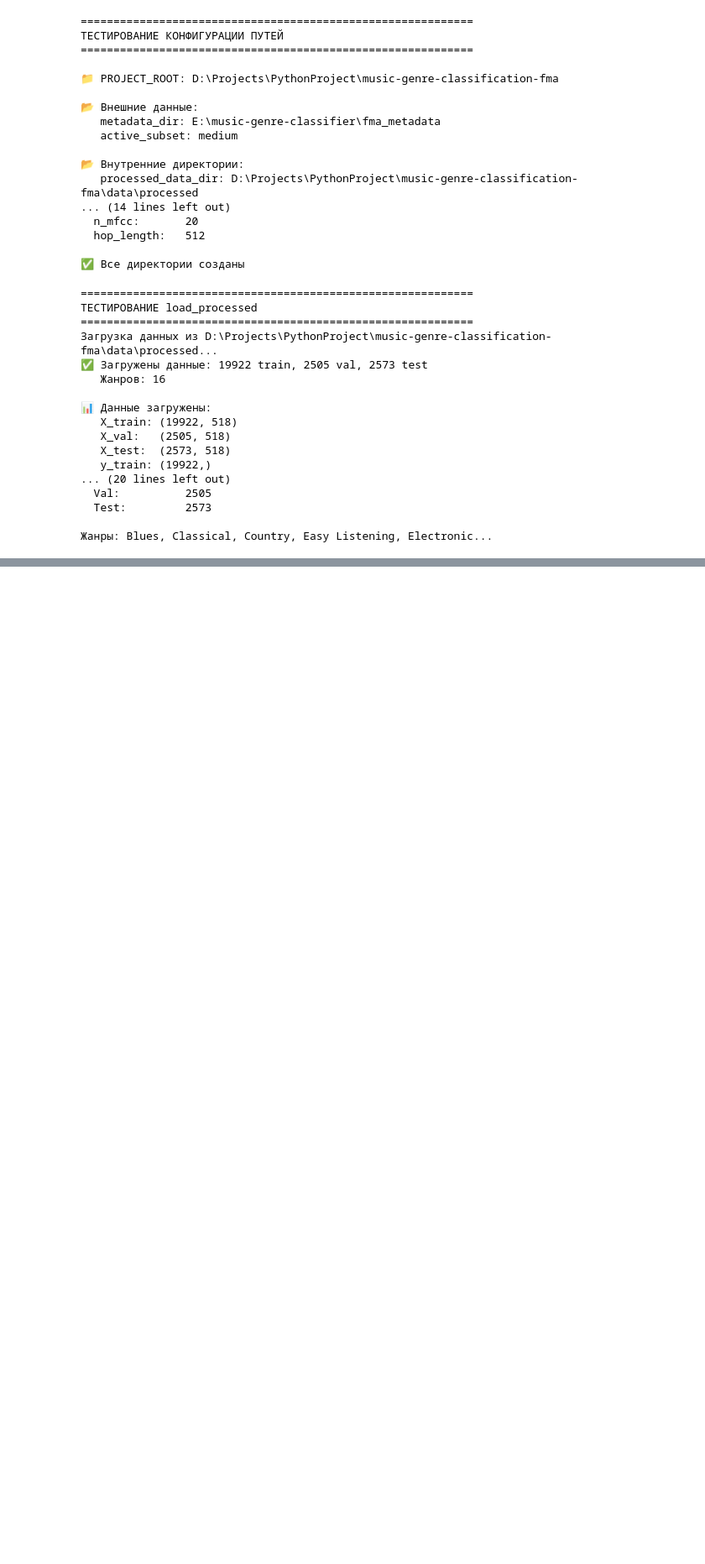
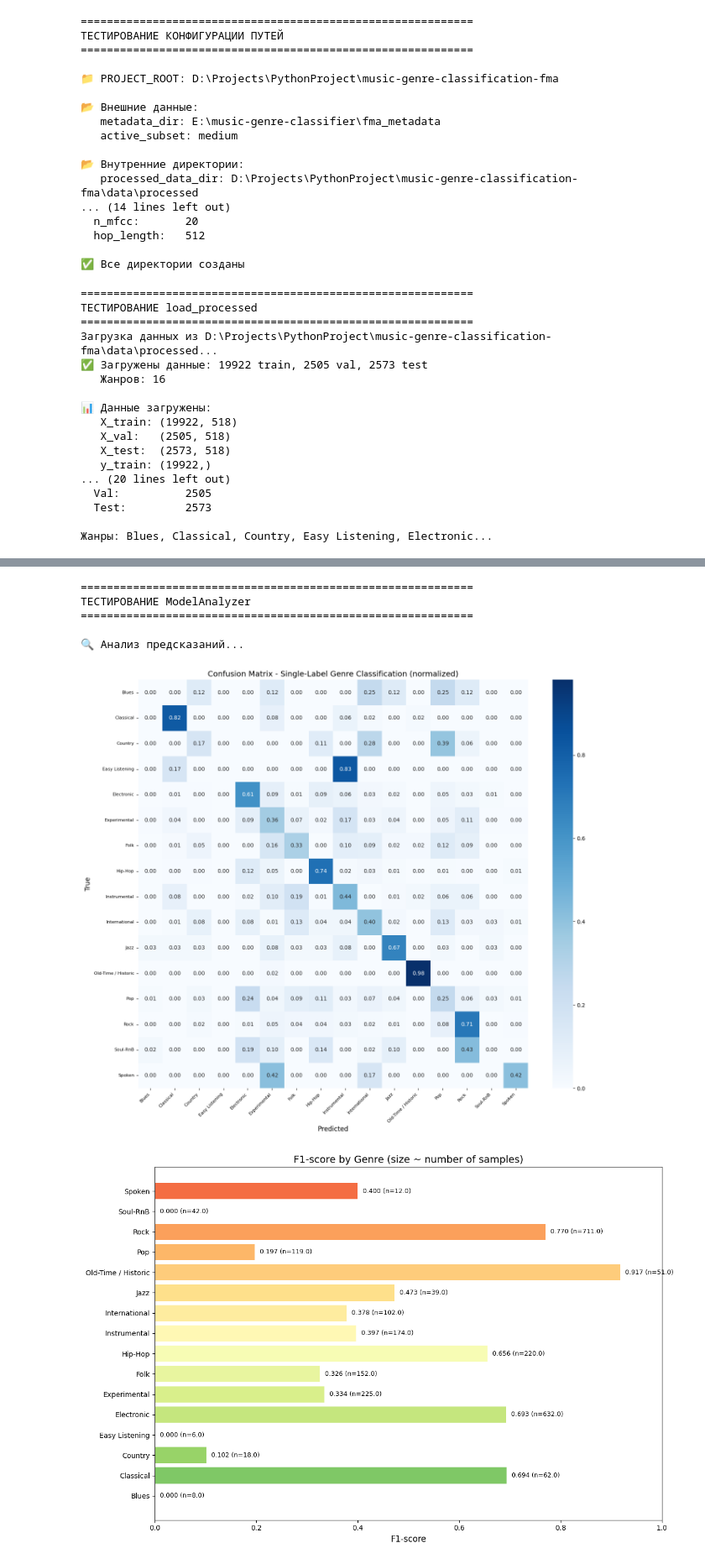
Before and after one commit to egor-zasmuzhets/music-genre-classification-fma, a Jupyter notebook: notebooks/00_test_functions.ipynb, the cells around one changed output, grey strips where cells are left out. Shown at 84% size. Cells and saved outputs as stored; diff of their text form; code cells hidden in the pictures; blank space fills up the shorter version.

```diff
--- a/notebooks/00_test_functions.ipynb
+++ b/notebooks/00_test_functions.ipynb
@@ -722,0 +730,14 @@ XGBOOST GRID SEARCH (COMPREHENSIVE METRICS)
+# %%
+print("=" * 60)
+print("ЗАГРУЗКА СОХРАНЁННОЙ МОДЕЛИ")
+print("=" * 60)
+
+loaded_model = XGBoostGenreClassifier()
+loaded_model.load()
+
+print(f"\n📋 Загруженная модель:")
+loaded_model.print_summary()
+
+y_pred = loaded_model.predict(X_test)
+accuracy = (y_pred == y_test).mean()
+print(f"\n✅ Точность загруженной модели на тесте: {accuracy:.4f}")
@@ -722,0 +766,23 @@ XGBOOST GRID SEARCH (COMPREHENSIVE METRICS)
+# %%
+from src.training.analyzer import ModelAnalyzer
+
+print("=" * 60)
+print("ТЕСТИРОВАНИЕ ModelAnalyzer")
+print("=" * 60)
+
+analyzer = ModelAnalyzer(loaded_model, genre_names)
+
+print("\n🔍 Анализ предсказаний...")
+analysis = analyzer.analyze_predictions(X_test, y_test)
+
+analyzer.print_analysis_report(analysis)
+
+print("\n✅ Графики сохранены в:", paths.xgboost_mono_plots_dir)
+# %% [output]
+============================================================
+ТЕСТИРОВАНИЕ ModelAnalyzer
+============================================================
+
+🔍 Анализ предсказаний...
+[figure, added]
+[figure, added]
```
Also changed, not shown: parts of 14 cells of this notebook, 2 other files.
